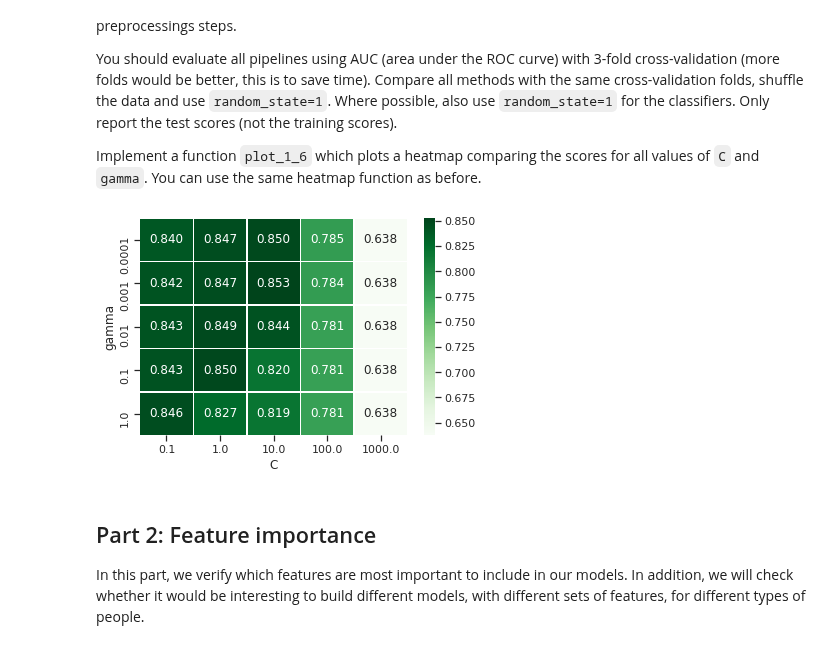
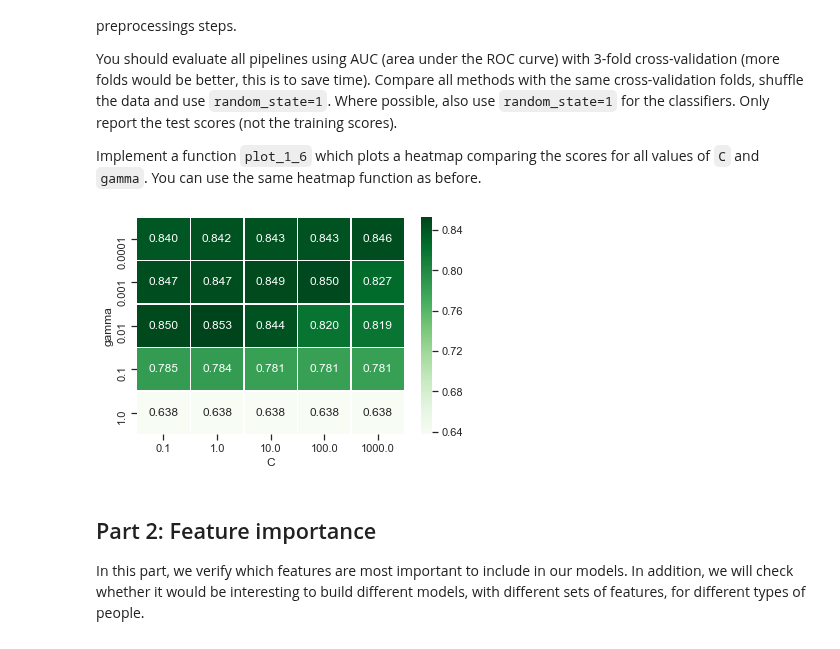
Before and after one commit to tomdewildt/data-mining, a Jupyter notebook: assignments/Assignment 2 - Model Solution.ipynb, the cells around one changed output. Cells and saved outputs as stored; diff of their text form; code cells hidden in the pictures.

```diff
--- a/assignments/Assignment 2 - Model Solution.ipynb
+++ b/assignments/Assignment 2 - Model Solution.ipynb
@@ -461,23 +474,23 @@ def plot_1_6(X, y):
 # %%
 ## MODEL SOLUTION
 from sklearn.model_selection import GridSearchCV
 
 def plot_1_6(X, y):
     """ Plots a heatmap for a grid search varying the C and gamma values for a scaled SVM
     """
     param_grid = {'svc__C': [0.1, 1, 10, 100, 1000],
                   'svc__gamma': [0.0001, 0.001, 0.01, 0.1, 1]}
     ss = StandardScaler()
     pipe = flexible_pipeline(X,SVC(random_state=1),scaler=ss)
     cvs = StratifiedKFold(n_splits=3, shuffle=True, random_state=1) # Should be n_splits=5, but this speeds things up.
     # GridSearchCV with pipelines will make sure that there is no data leakage
     grid = GridSearchCV(pipe, param_grid=param_grid, cv=cvs, n_jobs=-1, scoring='roc_auc').fit(X,y)
-    scores = grid.cv_results_['mean_test_score'].reshape(5, -1)
+    scores = grid.cv_results_['mean_test_score'].reshape(5, -1).T
     heatmap(param_grid['svc__C'], param_grid['svc__gamma'], scores, 'C','gamma')
 
 plot_1_6(X, y)
 # %% [output]
-[figure, old version]
+[figure, new version]
 # %% [markdown]
 ## Part 2: Feature importance
 In this part, we verify which features are most important to include in our models. In addition, we will check whether it would be interesting to build different models, with different sets of features, for different types of people.
```
Also changed, not shown: parts of 12 cells of this notebook, 1 other file.
